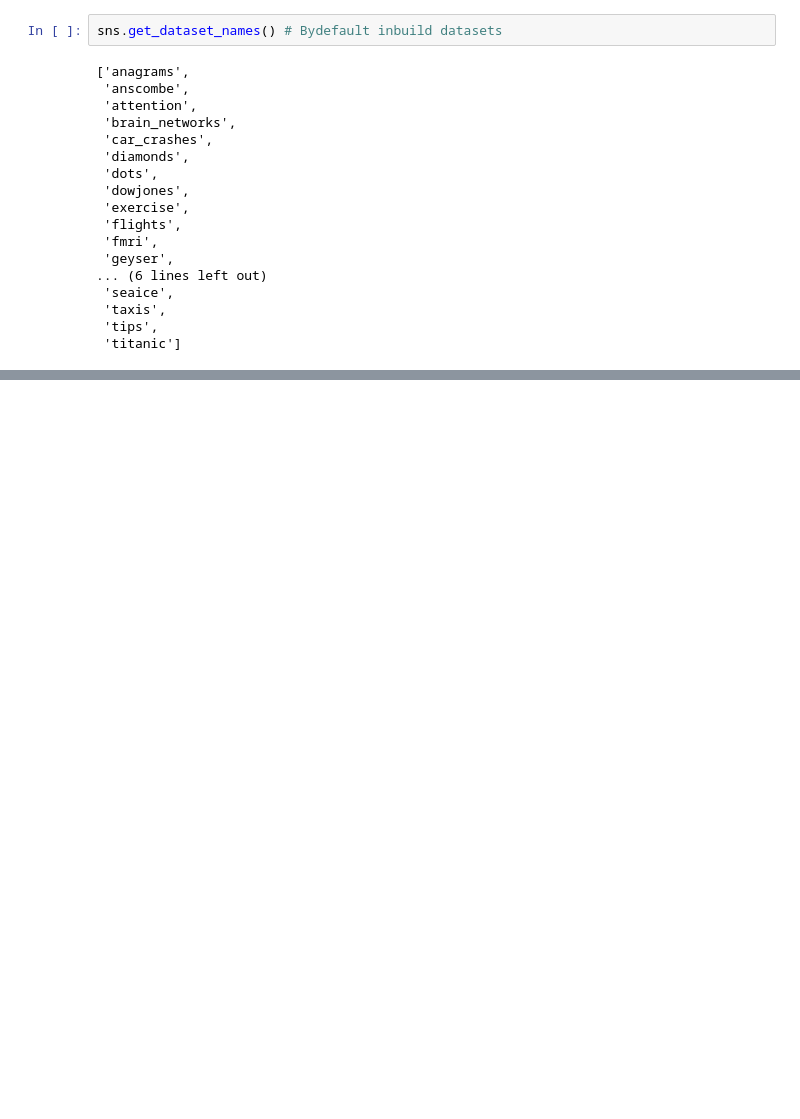
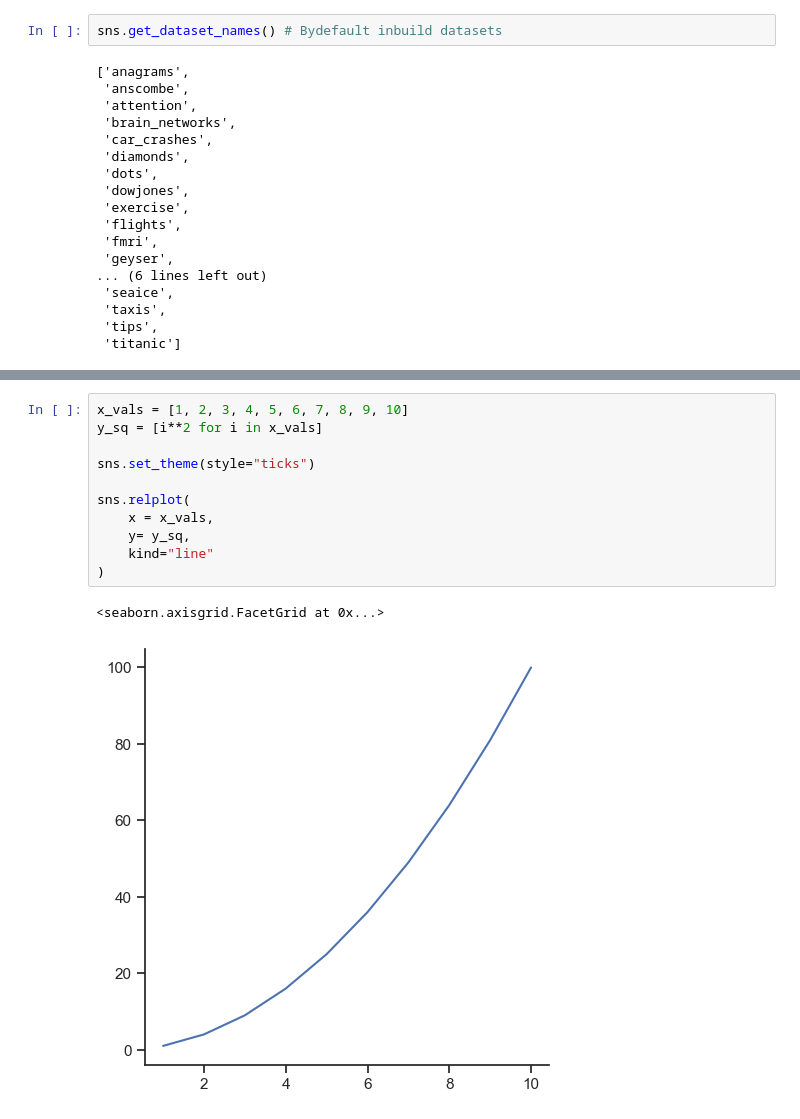
Before and after one commit to narayan-0307/AI-ML-Engineer, a Jupyter notebook: Day-11/seaborn_tutorials.ipynb, the cells around one changed output, grey strips where cells are left out. Saved outputs shown, nothing was run; the diff lists cells and outputs as text; blank space fills up the shorter version.

```diff
--- a/Day-11/seaborn_tutorials.ipynb
+++ b/Day-11/seaborn_tutorials.ipynb
@@ -31,0 +61,14 @@ print(type(tips))
+# %%
+x_vals = [1, 2, 3, 4, 5, 6, 7, 8, 9, 10]
+y_sq = [i**2 for i in x_vals]
+
+sns.set_theme(style="ticks")
+
+sns.relplot(
+    x = x_vals,
+    y= y_sq,
+    kind="line"
+)
+# %% [output]
+<seaborn.axisgrid.FacetGrid at 0x...>
+[figure, added]
```
Also changed, not shown: parts of 10 cells of this notebook, 12 other files.
